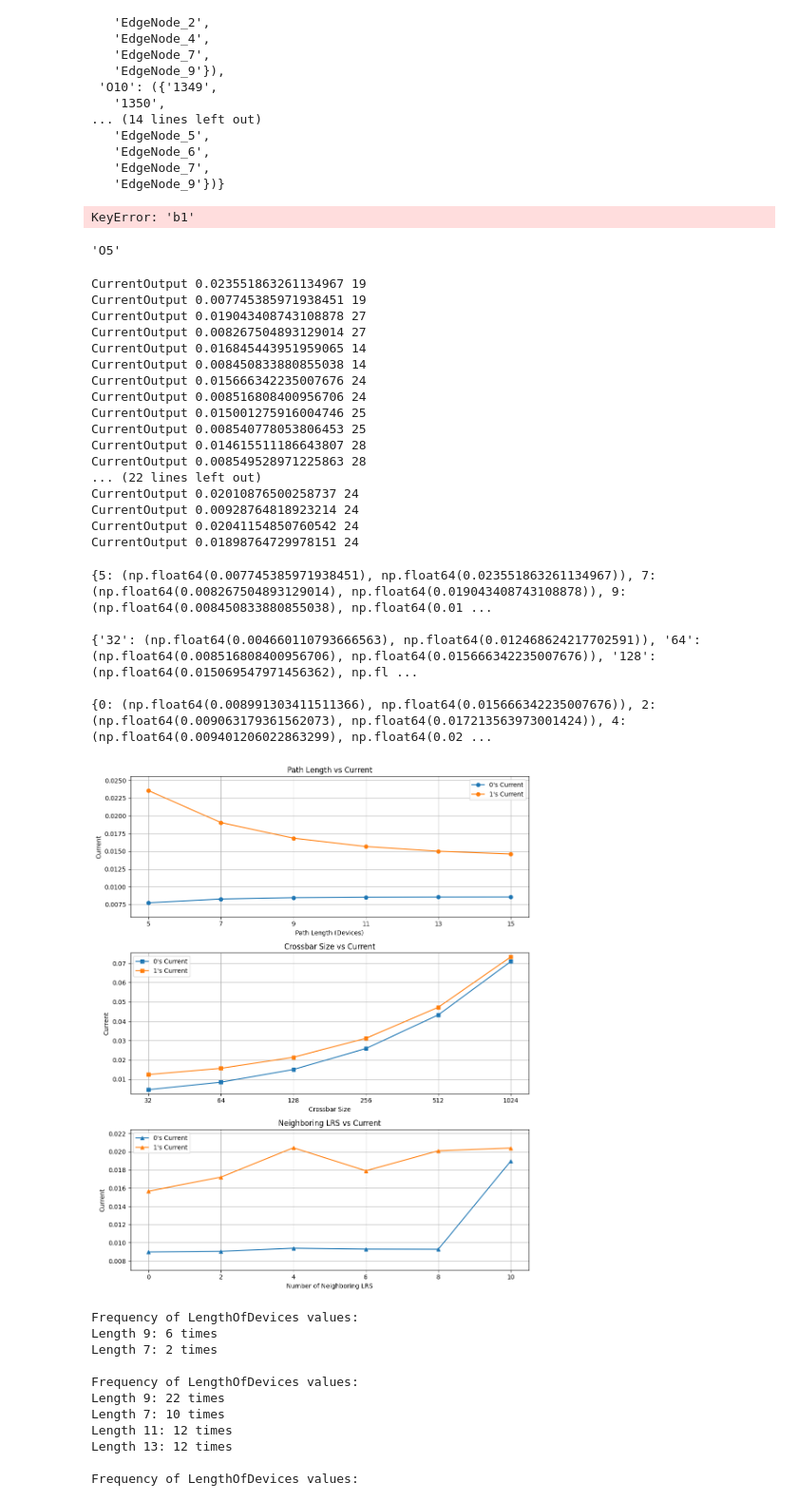
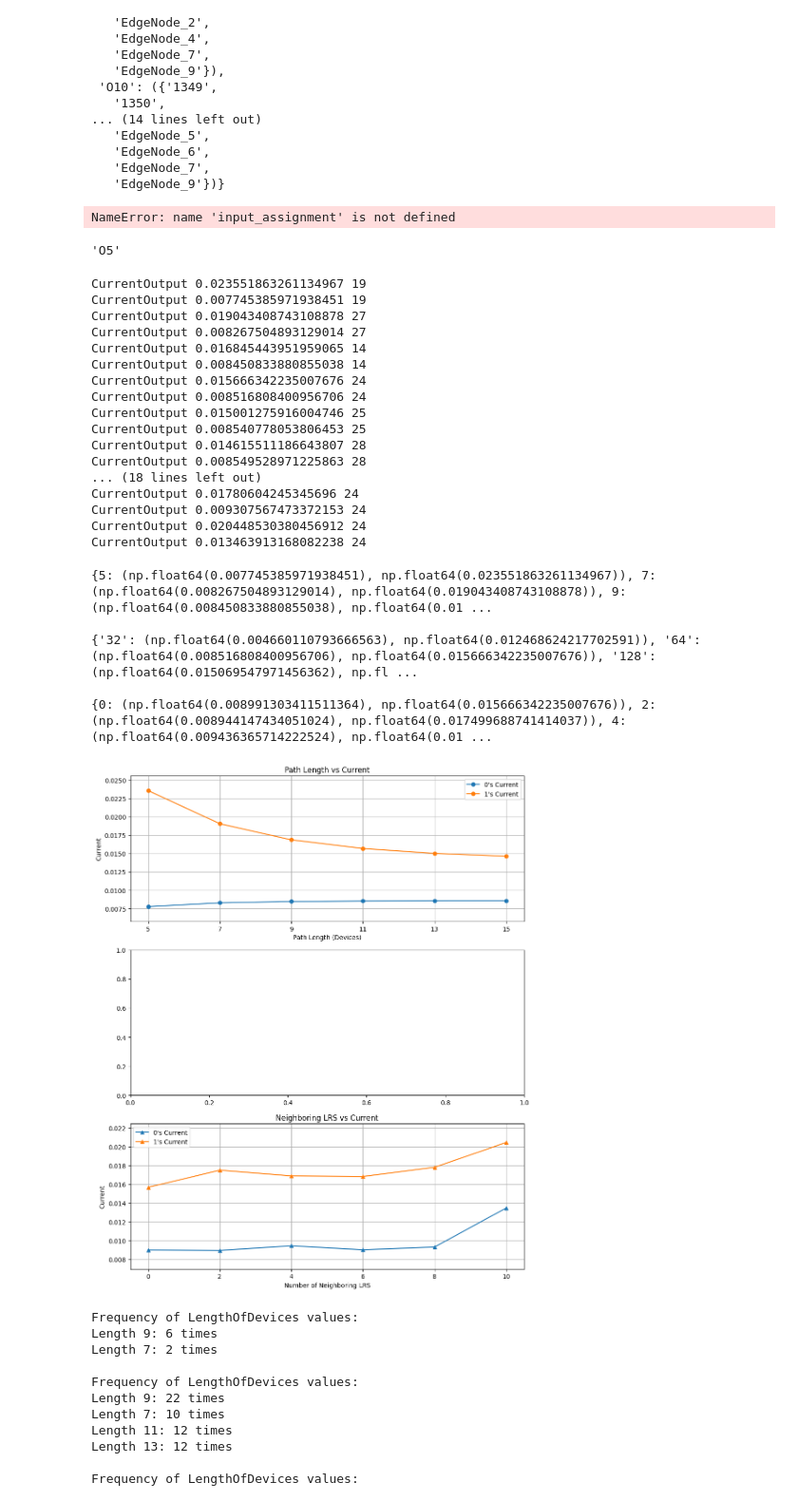
Before and after one commit to Nithin-Kamineni/pathAnalogBehaviour, a Jupyter notebook: Adders/Circuit analysis_v1.ipynb, the cells around one changed output. Shown at 95% size. Saved outputs shown, nothing was run; the diff lists cells and outputs as text; code cells hidden in the pictures.

```diff
--- a/Adders/Circuit analysis_v1.ipynb
+++ b/Adders/Circuit analysis_v1.ipynb
@@ -74,7 +74,7 @@ filename_lst = {str(i)+"-bitAdder":"../bdds/"+str(i)+"-bitAdder.sbdd" for i in r
 #     truth_tables_data = pickle.load(f)
 
 Functional_Logic_Of_Path_Crossbar_Programings = {}
-nadder = 6
+nadder = 4
 for adderbit in range(nadder, 18+1):
     start_time = time.time()
     adder_index = adderbit-1
@@ -895,7 +871,7 @@ for desing_ID in path_analog_verification.Design_Map:
     print(len(pathLst), len(neighboring_LRS))
     break
 # %% [output]
-KeyError: 'b1'
+NameError: name 'input_assignment' is not defined
 # %%
 outputlabel
 # %% [output]
@@ -1097,7 +1073,7 @@ for size in sizes:
 
 print()
 
-sizes = [32, 64, 128, 256, 512, 1024]
+sizes = [32, 64, 128, 256]
 for size in sizes:
     path = GeneratePath(size=11)
 
@@ -1200,11 +1176,11 @@ CurrentOutput 0.015001275916004746 25
 CurrentOutput 0.008540778053806453 25
 CurrentOutput 0.014615511186643807 28
 CurrentOutput 0.008549528971225863 28
-... (22 lines left out)
-CurrentOutput 0.02010876500258737 24
-CurrentOutput 0.00928764818923214 24
-CurrentOutput 0.02041154850760542 24
-CurrentOutput 0.01898764729978151 24
+... (18 lines left out)
+CurrentOutput 0.01780604245345696 24
+CurrentOutput 0.009307567473372153 24
+CurrentOutput 0.020448530380456912 24
+CurrentOutput 0.013463913168082238 24
 # %%
 print(PathLengthToCurrent)
 print()
@@ -1216,7 +1192,7 @@ print(NeighboringLrsToCurrent)
 
 {'32': (np.float64(0.004660110793666563), np.float64(0.012468624217702591)), '64': (np.float64(0.008516808400956706), np.float64(0.015666342235007676)), '128': (np.float64(0.015069547971456362), np.fl ...
 
-{0: (np.float64(0.008991303411511366), np.float64(0.015666342235007676)), 2: (np.float64(0.009063179361562073), np.float64(0.017213563973001424)), 4: (np.float64(0.009401206022863299), np.float64(0.02 ...
+{0: (np.float64(0.008991303411511364), np.float64(0.015666342235007676)), 2: (np.float64(0.008944147434051024), np.float64(0.017499688741414037)), 4: (np.float64(0.009436365714222524), np.float64(0.01 ...
 # %%
 import matplotlib.pyplot as plt
 
@@ -1258,48 +1234,48 @@ y1_1 = [v[1] for v in PathLengthToCurrent.values()]
 y1_min, y1_max = min(y1_0 + y1_1), max(y1_0 + y1_1)
 axs[0].plot(x1, y1_0, marker='o', label="0's Current")
 axs[0].plot(x1, y1_1, marker='o', label="1's Current")
 axs[0].set_xticks(x1)
 axs[0].set_title('Path Length vs Current')
 axs[0].set_xlabel('Path Length (Devices)')
 axs[0].set_ylabel('Current')
 axs[0].set_ylim(y1_min - 0.002, y1_max + 0.002)
 axs[0].legend()
 axs[0].grid(True)
 
-# 2. CrossbarSizeToCurrent
-x2 = list(CrossbarSizeToCurrent.keys())
-y2_0 = [v[0] for v in CrossbarSizeToCurrent.values()]
-y2_1 = [v[1] for v in CrossbarSizeToCurrent.values()]
-y2_min, y2_max = min(y2_0 + y2_1), max(y2_0 + y2_1)
-axs[1].plot(x2, y2_0, marker='s', label="0's Current")
-axs[1].plot(x2, y2_1, marker='s', label="1's Current")
-axs[1].set_xticks(x2)
-axs[1].set_title('Crossbar Size vs Current')
-axs[1].set_xlabel('Crossbar Size')
-axs[1].set_ylabel('Current')
-axs[1].set_ylim(y2_min - 0.002, y2_max + 0.002)
-axs[1].legend()
-axs[1].grid(True)
+# # 2. CrossbarSizeToCurrent
+# x2 = list(CrossbarSizeToCurrent.keys())
+# y2_0 = [v[0] for v in CrossbarSizeToCurrent.values()]
+# y2_1 = [v[1] for v in CrossbarSizeToCurrent.values()]
+# y2_min, y2_max = min(y2_0 + y2_1), max(y2_0 + y2_1)
+# axs[1].plot(x2, y2_0, marker='s', label="0's Current")
+# axs[1].plot(x2, y2_1, marker='s', label="1's Current")
+# axs[1].set_xticks(x2)
+# axs[1].set_title('Crossbar Size vs Current')
+# axs[1].set_xlabel('Crossbar Size')
+# axs[1].set_ylabel('Current')
+# axs[1].set_ylim(y2_min - 0.002, y2_max + 0.002)
+# axs[1].legend()
+# axs[1].grid(True)
 
 # 3. NeighboringLrsToCurrent
 x3 = list(NeighboringLrsToCurrent.keys())
 y3_0 = [v[0] for v in NeighboringLrsToCurrent.values()]
 y3_1 = [v[1] for v in NeighboringLrsToCurrent.values()]
 y3_min, y3_max = min(y3_0 + y3_1), max(y3_0 + y3_1)
 axs[2].plot(x3, y3_0, marker='^', label="0's Current")
 axs[2].plot(x3, y3_1, marker='^', label="1's Current")
 axs[2].set_xticks(x3)
 axs[2].set_title('Neighboring LRS vs Current')
 axs[2].set_xlabel('Number of Neighboring LRS')
 axs[2].set_ylabel('Current')
 axs[2].set_ylim(y3_min - 0.002, y3_max + 0.002)
 axs[2].legend()
 axs[2].grid(True)
 
 plt.tight_layout()
 plt.show()
 # %% [output]
-[figure, old version]
+[figure, new version]
 # %%
 # tt_no = 10
 # truth_tables_data = {}
```
Also changed, not shown: parts of 11 cells of this notebook, 2 other files.
